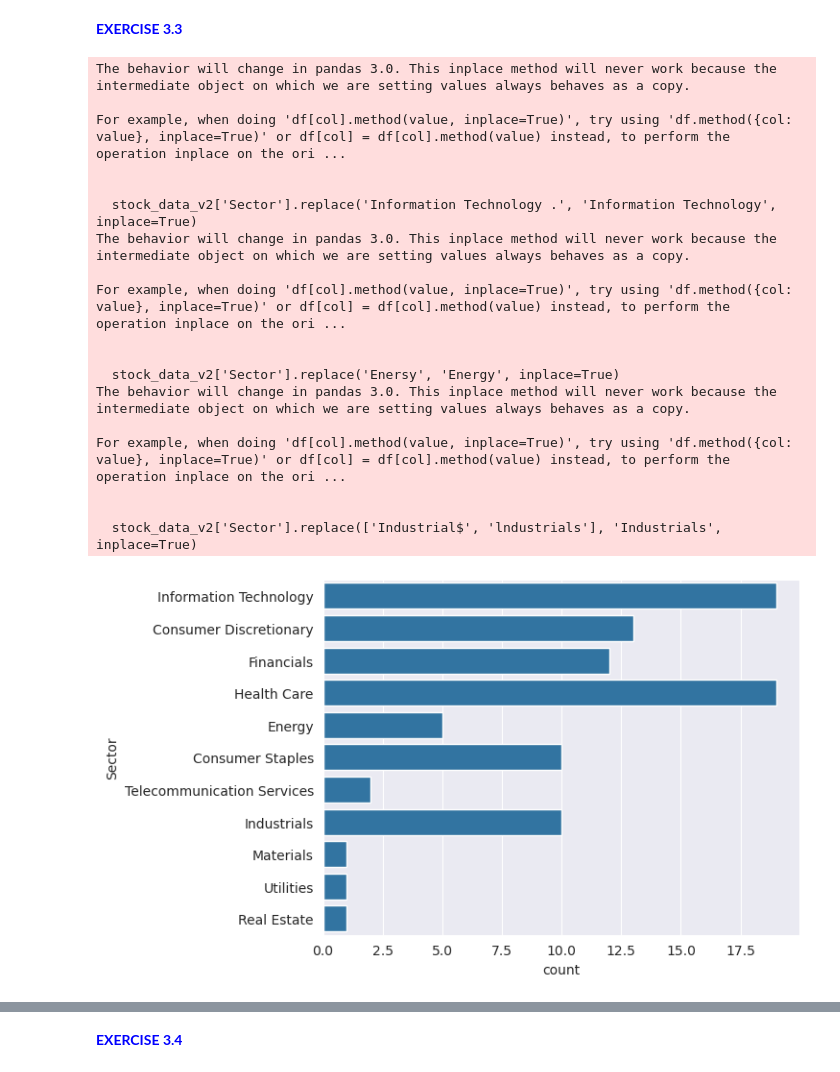
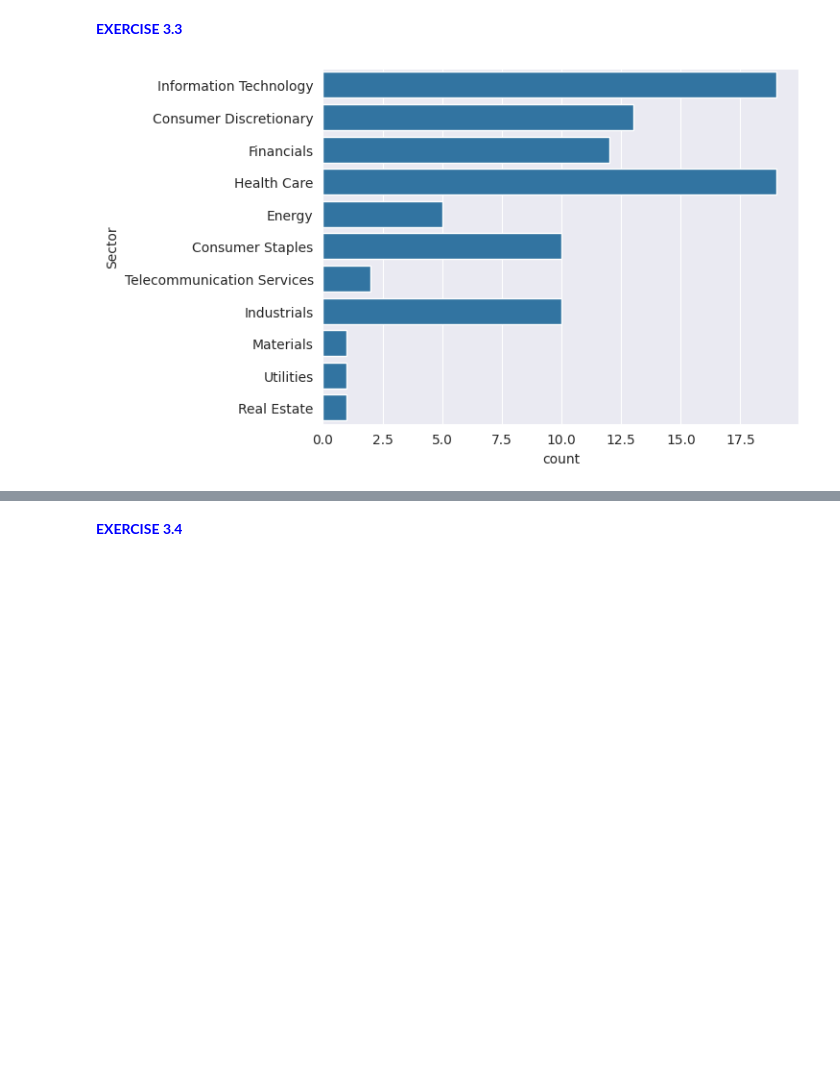
Before and after one commit to Brice-Dev-Lab/PyFi_Coursework, a Jupyter notebook: machine_learning/module_01/notebooks/ML 01. Jupyter Notebook.ipynb, the cells around one changed output, grey strips where cells are left out. Cells and saved outputs as stored; diff of their text form; code cells hidden in the pictures; blank space fills up the shorter version.

```diff
--- a/machine_learning/module_01/notebooks/ML 01. Jupyter Notebook.ipynb
+++ b/machine_learning/module_01/notebooks/ML 01. Jupyter Notebook.ipynb
@@ -68,33 +75,34 @@ plt.show()
 ![Exercise 3.3](../figures/exercise_3_3.png)
 # %% [markdown]
 <font color = 'blue'> **EXERCISE 3.3** </font>
-# %%
-stock_data_v2['Sector'].replace('Information Technology .', 'Information Technology', inplace=True)
-stock_data_v2['Sector'].replace('Enersy', 'Energy', inplace=True)
-stock_data_v2['Sector'].replace(['Industrial$', 'lndustrials'], 'Industrials', inplace=True)
-
-sns.countplot(y='Sector', data=stock_data_v2)
-plt.show()
-# %% [output]
-The behavior will change in pandas 3.0. This inplace method will never work because the intermediate object on which we are setting values always behaves as a copy.
-
-For example, when doing 'df[col].method(value, inplace=True)', try using 'df.method({col: value}, inplace=True)' or df[col] = df[col].method(value) instead, to perform the operation inplace on the ori ...
-
-
-  stock_data_v2['Sector'].replace('Information Technology .', 'Information Technology', inplace=True)
-The behavior will change in pandas 3.0. This inplace method will never work because the intermediate object on which we are setting values always behaves as a copy.
-
-For example, when doing 'df[col].method(value, inplace=True)', try using 'df.method({col: value}, inplace=True)' or df[col] = df[col].method(value) instead, to perform the operation inplace on the ori ...
-
-
-  stock_data_v2['Sector'].replace('Enersy', 'Energy', inplace=True)
-The behavior will change in pandas 3.0. This inplace method will never work because the intermediate object on which we are setting values always behaves as a copy.
-
-For example, when doing 'df[col].method(value, inplace=True)', try using 'df.method({col: value}, inplace=True)' or df[col] = df[col].method(value) instead, to perform the operation inplace on the ori ...
-
-
-  stock_data_v2['Sector'].replace(['Industrial$', 'lndustrials'], 'Industrials', inplace=True)
-[figure, removed]
+# %%
+# DATA CLEANING: Fix misspelled and inconsistent sector names
+
+# Replace 'Information Technology .' (note the trailing period and space) with 'Information Technology'
+# The nested dictionary structure {'Sector': {'old_value': 'new_value'}} specifies which column and values to replace
+# inplace=True modifies the dataframe directly instead of returning a new one
+stock_data_v2.replace({'Sector': {'Information Technology .': 'Information Technology'}}, inplace=True)
+
+# Fix the misspelled 'Enersy' to 'Energy'
+stock_data_v2.replace({'Sector': {'Enersy': 'Energy'}}, inplace=True)
+
+# Fix multiple variations of 'Industrials' in one operation
+# ['Industrial$', 'lndustrials'] is a list of values to all be replaced with 'Industrials'
+# Note: 'lndustrials' has a lowercase 'l' instead of an 'I' at the beginning
+stock_data_v2.replace({'Sector': {'Industrial$': 'Industrials', 'lndustrials': 'Industrials'}}, inplace=True)
+
+# VISUALIZATION: Create a bar chart showing the count of stocks in each sector
+
+# Parameters:
+#   y='Sector': Display sectors on the y-axis
+#   data=stock_data_v2: Use the cleaned dataframe as the data source
+# This creates a horizontal bar chart with the length of each bar representing the count
+sns.countplot(y='Sector', data=stock_data_v2)
+
+# Display the visualization
+plt.show()
+# %% [output]
+[figure, added]
 # %% [markdown]
 ![Exercise 3.4](../figures/exercise_3_4.png)
 # %% [markdown]
```
Also changed, not shown: parts of 3 cells of this notebook, 7 other files.
